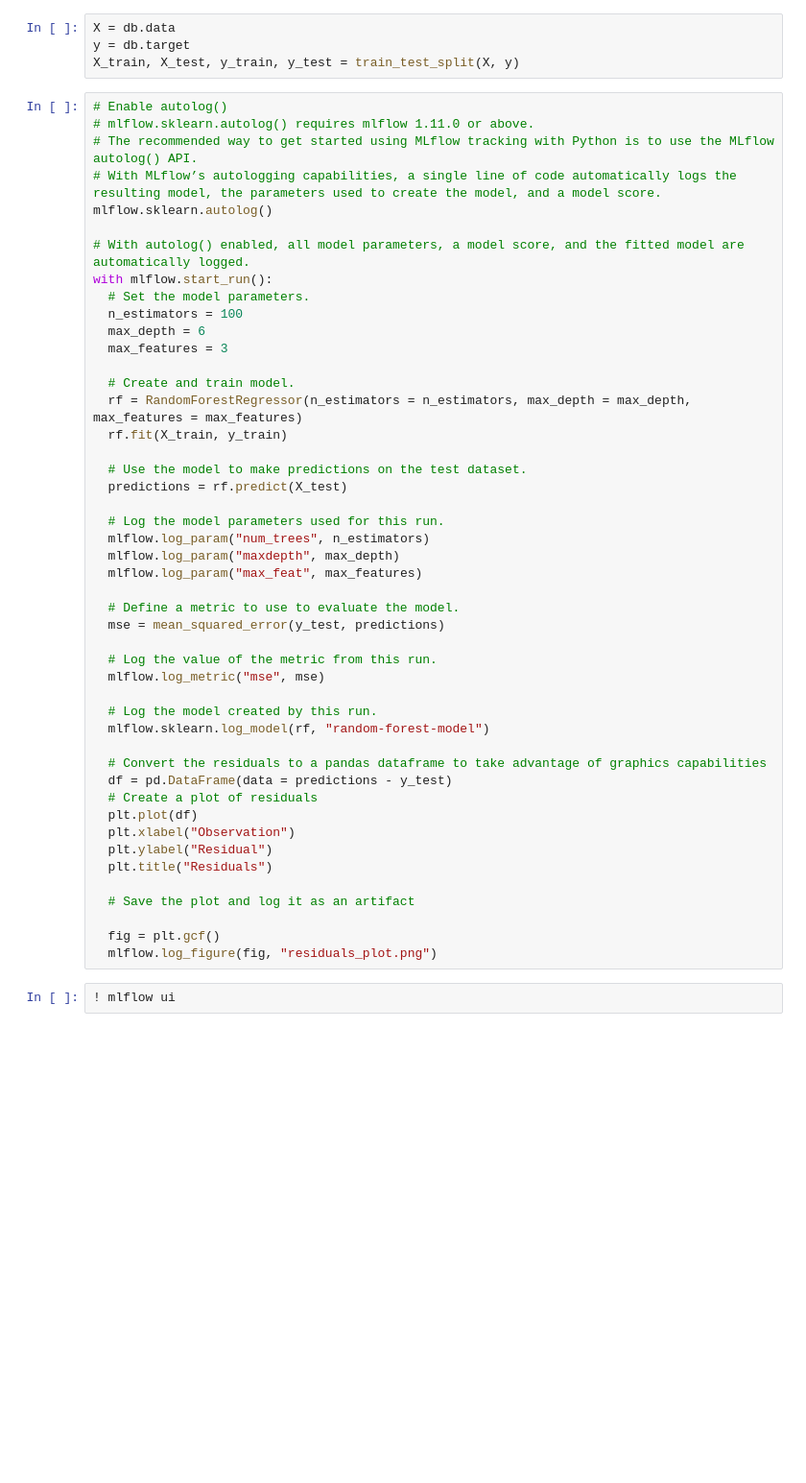
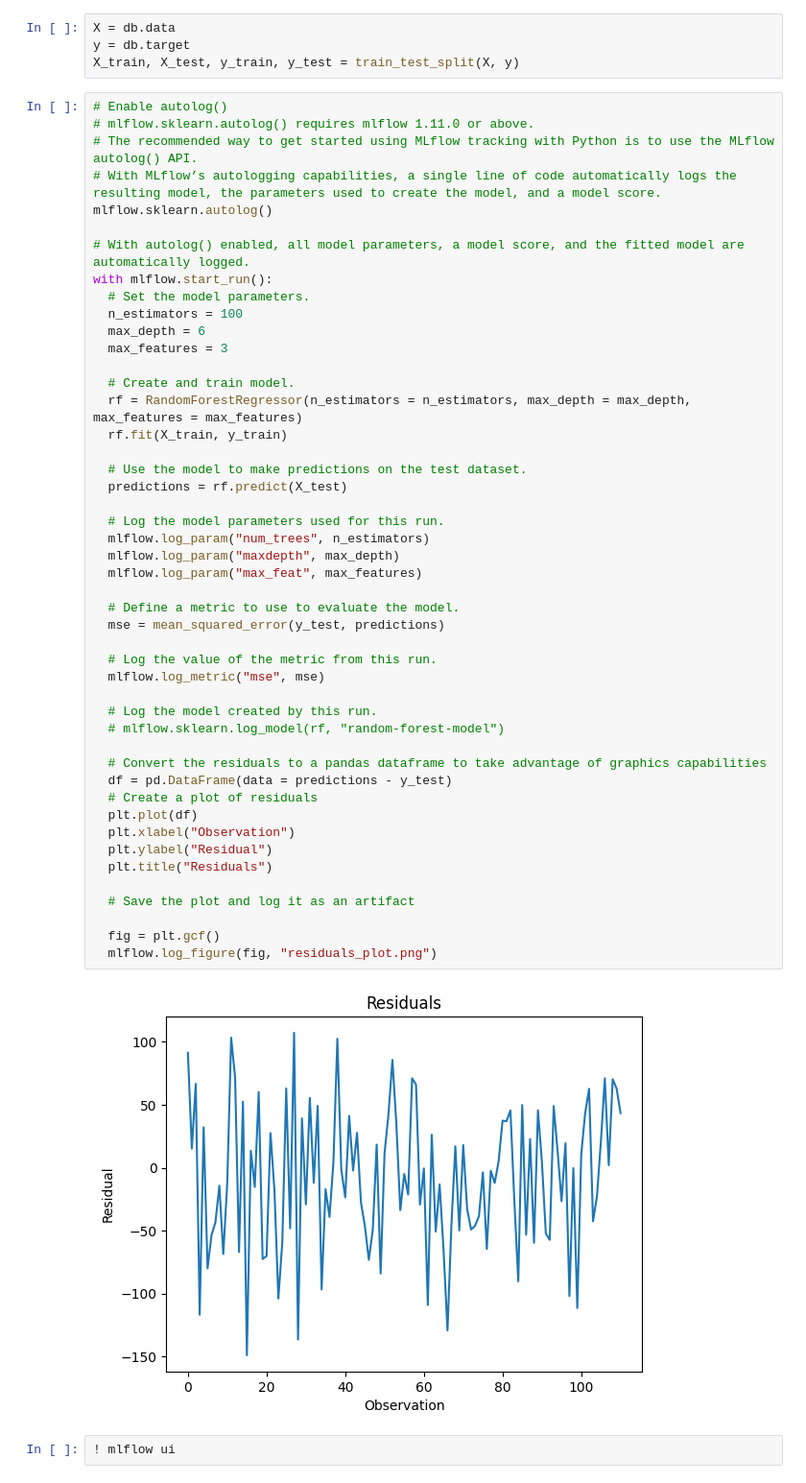
Before and after one commit to datarootsio/mlflow-workshop, a Jupyter notebook: notebooks/2-train-your-first-model.ipynb, the cells around one changed output. Shown at 96% size. Cells and saved outputs as stored; diff of their text form; blank space fills up the shorter version.

```diff
--- a/notebooks/2-train-your-first-model.ipynb
+++ b/notebooks/2-train-your-first-model.ipynb
@@ -34,33 +34,35 @@ with mlflow.start_run():
   rf.fit(X_train, y_train)
 
   # Use the model to make predictions on the test dataset.
   predictions = rf.predict(X_test)
 
   # Log the model parameters used for this run.
   mlflow.log_param("num_trees", n_estimators)
   mlflow.log_param("maxdepth", max_depth)
   mlflow.log_param("max_feat", max_features)
 
   # Define a metric to use to evaluate the model.
   mse = mean_squared_error(y_test, predictions)
 
   # Log the value of the metric from this run.
   mlflow.log_metric("mse", mse)
 
   # Log the model created by this run.
-  mlflow.sklearn.log_model(rf, "random-forest-model")
+  # mlflow.sklearn.log_model(rf, "random-forest-model")
 
   # Convert the residuals to a pandas dataframe to take advantage of graphics capabilities
   df = pd.DataFrame(data = predictions - y_test)
   # Create a plot of residuals
   plt.plot(df)
   plt.xlabel("Observation")
   plt.ylabel("Residual")
   plt.title("Residuals")
 
   # Save the plot and log it as an artifact
 
   fig = plt.gcf()
   mlflow.log_figure(fig, "residuals_plot.png")
+# %% [output]
+[figure, added]
 # %%
 ! mlflow ui
```
Also changed, not shown: 25 other files.
